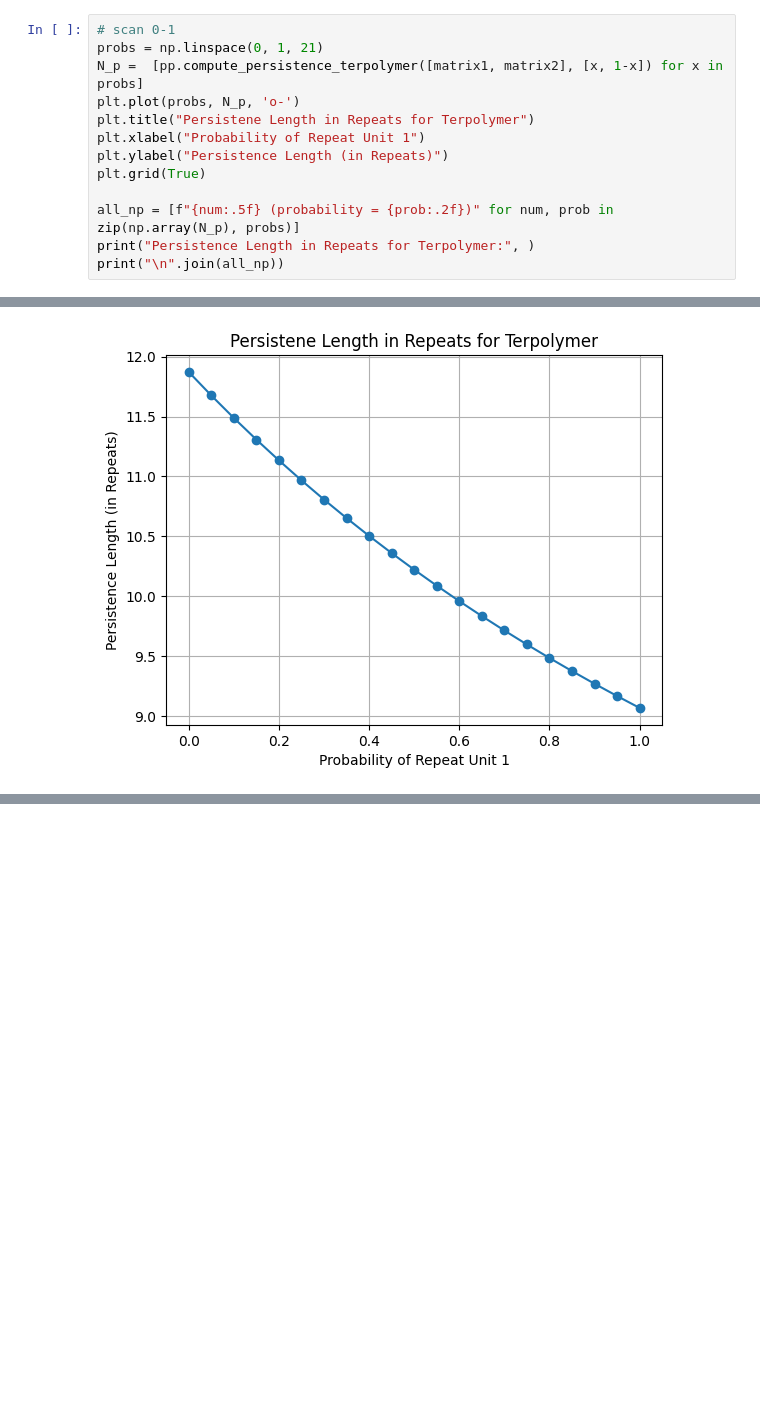
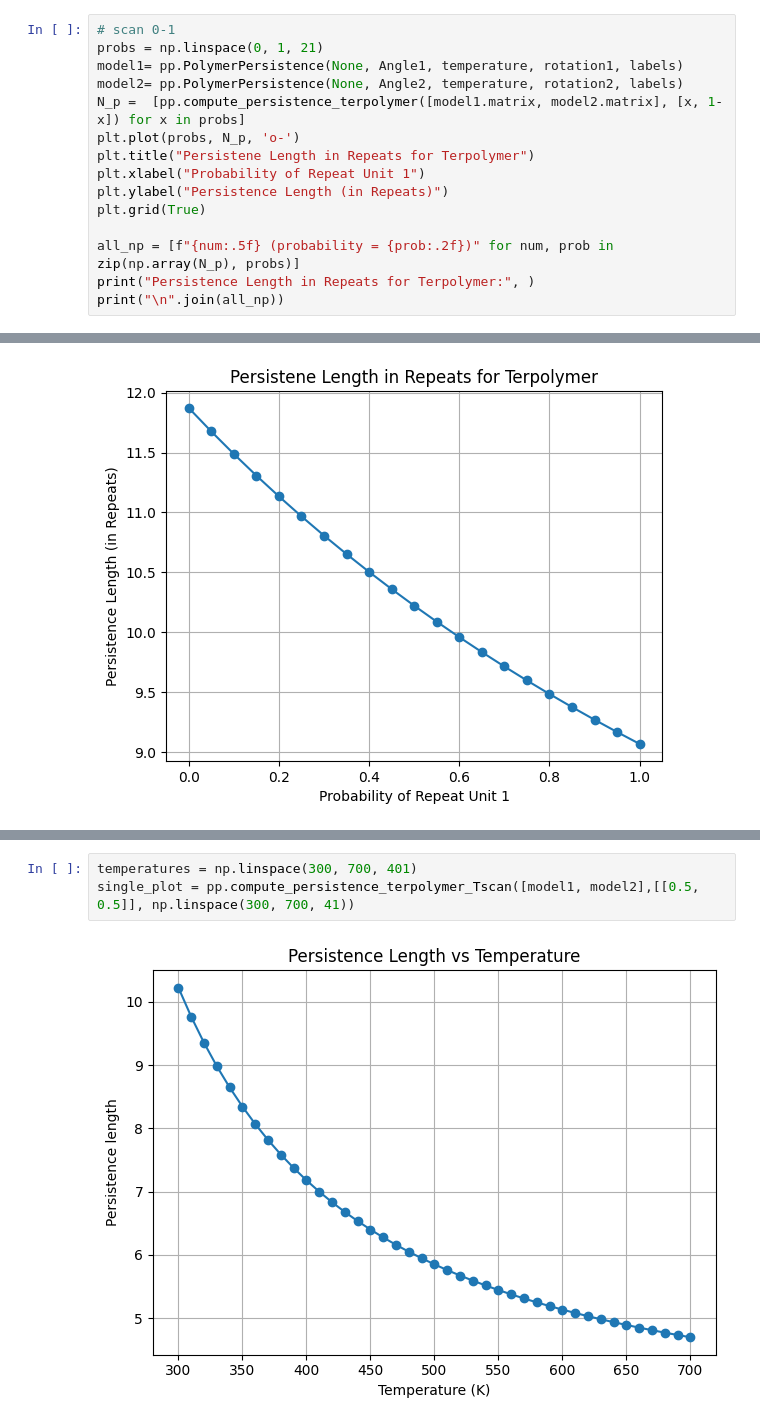
Before and after one commit to Swordshinehjy/Polymer-Persistence-Length, a Jupyter notebook: examples/terpolymer/Terpolymer-transfer-matrix.ipynb, the cells around one changed output, grey strips where cells are left out. Saved outputs shown, nothing was run; the diff lists cells and outputs as text; blank space fills up the shorter version.

```diff
--- a/examples/terpolymer/Terpolymer-transfer-matrix.ipynb
+++ b/examples/terpolymer/Terpolymer-transfer-matrix.ipynb
@@ -36,7 +17,9 @@ Persistence length (in repeat units) = 10.221959
 # %%
 # scan 0-1
 probs = np.linspace(0, 1, 21)
-N_p =  [pp.compute_persistence_terpolymer([matrix1, matrix2], [x, 1-x]) for x in probs]
+model1= pp.PolymerPersistence(None, Angle1, temperature, rotation1, labels)
+model2= pp.PolymerPersistence(None, Angle2, temperature, rotation2, labels)
+N_p =  [pp.compute_persistence_terpolymer([model1.matrix, model2.matrix], [x, 1-x]) for x in probs]
 plt.plot(probs, N_p, 'o-')
 plt.title("Persistene Length in Repeats for Terpolymer")
 plt.xlabel("Probability of Repeat Unit 1")
@@ -152,0 +51,5 @@ plt.tight_layout()
+# %%
+temperatures = np.linspace(300, 700, 401)
+single_plot = pp.compute_persistence_terpolymer_Tscan([model1, model2],[[0.5, 0.5]], np.linspace(300, 700, 41))
+# %% [output]
+[figure, added]
```
Also changed, not shown: parts of 5 cells of this notebook, 3 other files.
